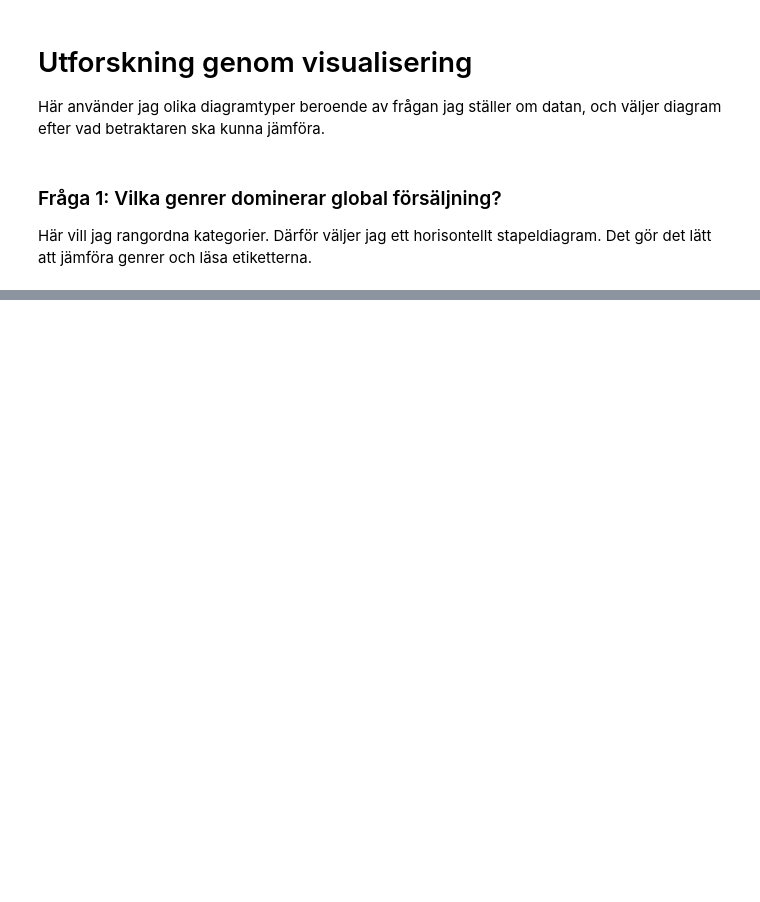
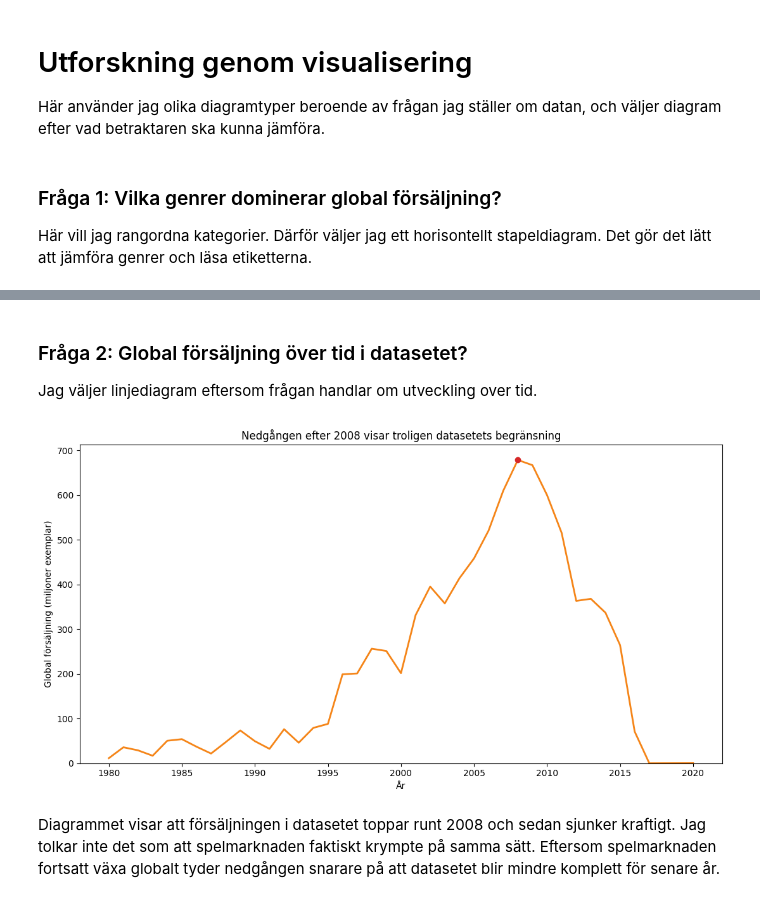
Before and after one commit to havietkok-sys/kk1-videogames-sales, a Jupyter notebook: notebook.ipynb, the cells around one changed output, grey strips where cells are left out. Saved outputs shown, nothing was run; the diff lists cells and outputs as text; code cells hidden in the pictures; blank space fills up the shorter version.

Commit message:
Insight comment added to Genre analysis and timegrafh of saler per year. And conclussion

```diff
--- a/notebook.ipynb
+++ b/notebook.ipynb
@@ -103,0 +104,28 @@ Min tolkning är därför inte bara att “Action säljer mest”, utan att spel
+# %% [markdown]
+### Fråga 2: Global försäljning över tid i datasetet?
+
+Jag väljer linjediagram eftersom frågan handlar om utveckling over tid.
+# %%
+yearly_sales = (
+    analysis_df.groupby("Year", as_index=False)["Global_Sales"]
+    .sum()
+    .sort_values("Year")
+)
+
+peak_year = yearly_sales.loc[yearly_sales["Global_Sales"].idxmax()]
+
+fig, ax = plt.subplots(figsize=(11, 6))
+ax.plot(yearly_sales["Year"], yearly_sales["Global_Sales"], color="#F58518", linewidth=2)
+ax.scatter(peak_year["Year"], peak_year["Global_Sales"], color="#D62728", zorder=3)
+
+ax.set_title("Nedgången efter 2008 visar troligen datasetets begränsning")
+ax.set_xlabel("År")
+ax.set_ylabel("Global försäljning (miljoner exemplar)")
+ax.set_ylim(bottom=0)
+
+plt.tight_layout()
+plt.show()
+# %% [output]
+[figure, added]
+# %% [markdown]
+Diagrammet visar att försäljningen i datasetet toppar runt 2008 och sedan sjunker kraftigt. Jag tolkar inte det som att spelmarknaden faktiskt krympte på samma sätt. Eftersom spelmarknaden fortsatt växa globalt tyder nedgången snarare på att datasetet blir mindre komplett för senare år.
```
Also changed, not shown: parts of 2 cells of this notebook.
